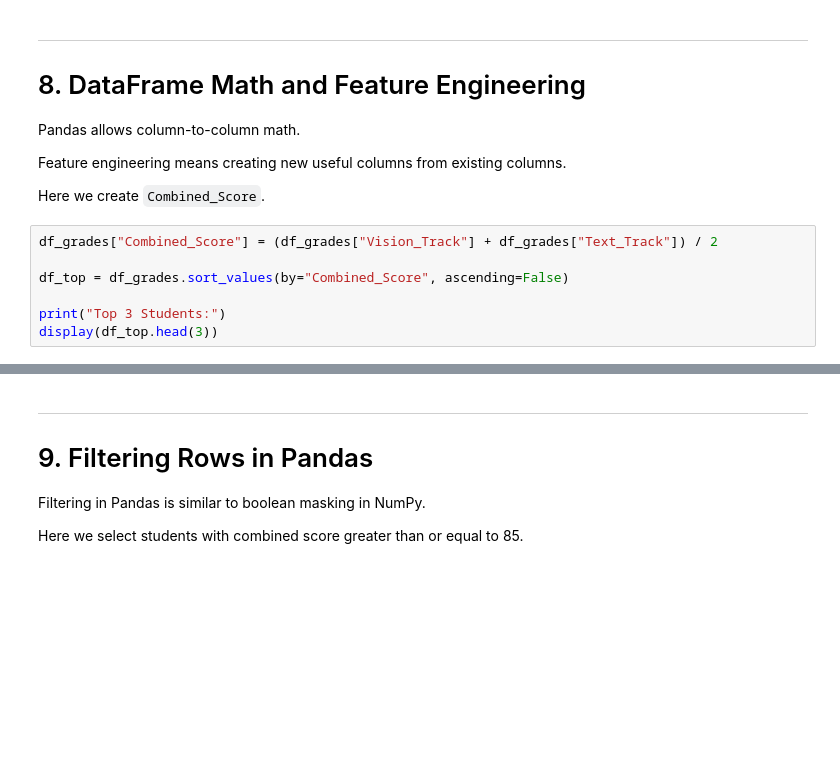
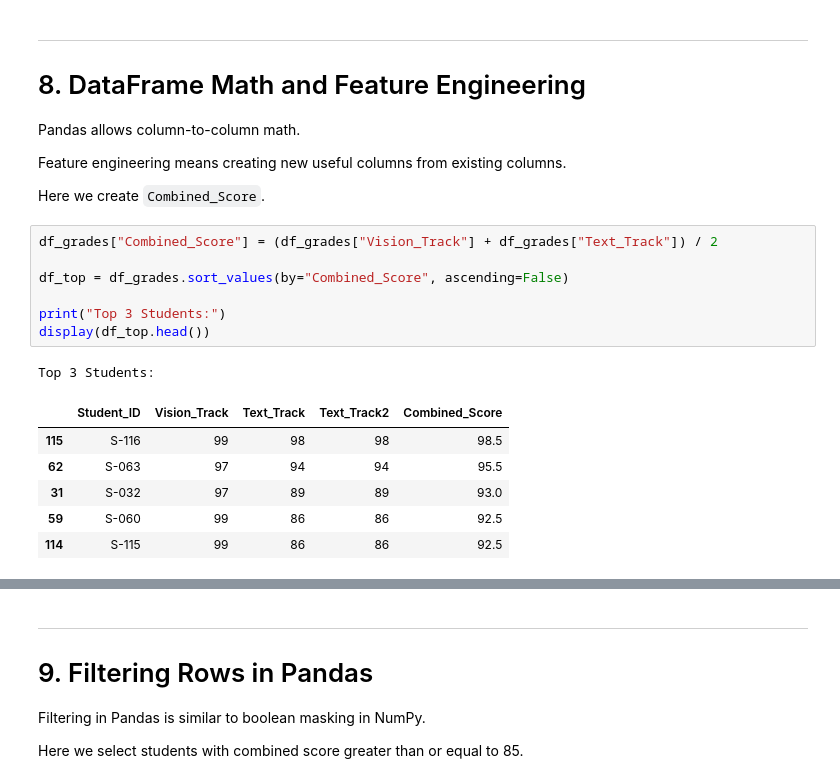
Before and after one commit to essentials-of-artificial-intelligence/colab-notebooks, a Jupyter notebook: day-04-data-analytics/Day-4-Data_Analytics.ipynb, the cells around one changed output, grey strips where cells are left out. Drawn from its saved outputs; the diff is of its cells as text; blank space fills up the shorter version.

```diff
--- a/day-04-data-analytics/Day-4-Data_Analytics.ipynb
+++ b/day-04-data-analytics/Day-4-Data_Analytics.ipynb
@@ -276,8 +276,16 @@ Here we create `Combined_Score`.
 # %%
 df_grades["Combined_Score"] = (df_grades["Vision_Track"] + df_grades["Text_Track"]) / 2
 
 df_top = df_grades.sort_values(by="Combined_Score", ascending=False)
 
 print("Top 3 Students:")
-display(df_top.head(3))
+display(df_top.head())
+# %% [output]
+Top 3 Students:
+|  | Student_ID | Vision_Track | Text_Track | Text_Track2 | Combined_Score |
+| 115 | S-116 | 99 | 98 | 98 | 98.5 |
+| 62 | S-063 | 97 | 94 | 94 | 95.5 |
+| 31 | S-032 | 97 | 89 | 89 | 93.0 |
+| 59 | S-060 | 99 | 86 | 86 | 92.5 |
+| 114 | S-115 | 99 | 86 | 86 | 92.5 |
 # %%
```
Also changed, not shown: parts of 3 cells of this notebook, 2 other files.
